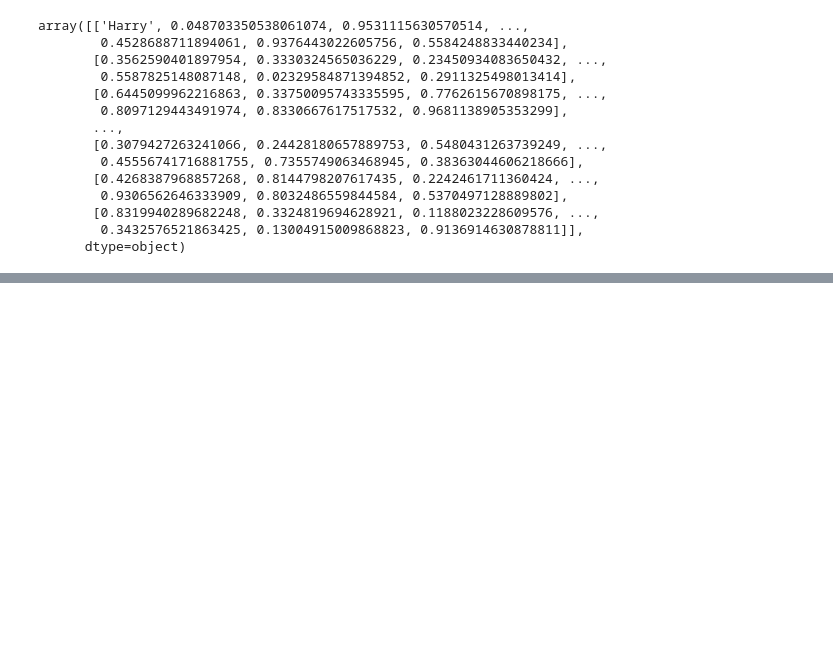
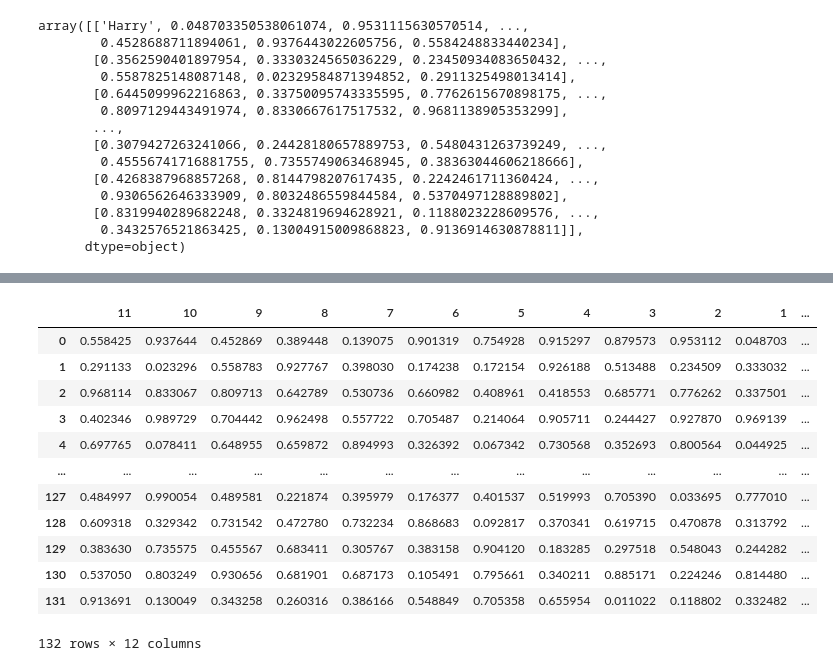
Before and after one commit to Hridayansh018/Pandas, a Jupyter notebook: Tutorial.ipynb, the cells around one changed output, grey strips where cells are left out. Drawn from its saved outputs; the diff is of its cells as text; code cells hidden in the pictures; blank space fills up the shorter version.

```diff
--- a/Tutorial.ipynb
+++ b/Tutorial.ipynb
@@ -194,0 +212,16 @@ array([['Harry', 0.048703350538061074, 0.9531115630570514, ...,
+# %%
+newDF.sort_index(axis=1, ascending=False)
+# %% [output]
+|  | 11 | 10 | 9 | 8 | 7 | 6 | 5 | 4 | 3 | 2 | 1 | ... |
+| 0 | 0.558425 | 0.937644 | 0.452869 | 0.389448 | 0.139075 | 0.901319 | 0.754928 | 0.915297 | 0.879573 | 0.953112 | 0.048703 | ... |
+| 1 | 0.291133 | 0.023296 | 0.558783 | 0.927767 | 0.398030 | 0.174238 | 0.172154 | 0.926188 | 0.513488 | 0.234509 | 0.333032 | ... |
+| 2 | 0.968114 | 0.833067 | 0.809713 | 0.642789 | 0.530736 | 0.660982 | 0.408961 | 0.418553 | 0.685771 | 0.776262 | 0.337501 | ... |
+| 3 | 0.402346 | 0.989729 | 0.704442 | 0.962498 | 0.557722 | 0.705487 | 0.214064 | 0.905711 | 0.244427 | 0.927870 | 0.969139 | ... |
+| 4 | 0.697765 | 0.078411 | 0.648955 | 0.659872 | 0.894993 | 0.326392 | 0.067342 | 0.730568 | 0.352693 | 0.800564 | 0.044925 | ... |
+| ... | ... | ... | ... | ... | ... | ... | ... | ... | ... | ... | ... | ... |
+| 127 | 0.484997 | 0.990054 | 0.489581 | 0.221874 | 0.395979 | 0.176377 | 0.401537 | 0.519993 | 0.705390 | 0.033695 | 0.777010 | ... |
+| 128 | 0.609318 | 0.329342 | 0.731542 | 0.472780 | 0.732234 | 0.868683 | 0.092817 | 0.370341 | 0.619715 | 0.470878 | 0.313792 | ... |
+| 129 | 0.383630 | 0.735575 | 0.455567 | 0.683411 | 0.305767 | 0.383158 | 0.904120 | 0.183285 | 0.297518 | 0.548043 | 0.244282 | ... |
+| 130 | 0.537050 | 0.803249 | 0.930656 | 0.681901 | 0.687173 | 0.105491 | 0.795661 | 0.340211 | 0.885171 | 0.224246 | 0.814480 | ... |
+| 131 | 0.913691 | 0.130049 | 0.343258 | 0.260316 | 0.386166 | 0.548849 | 0.705358 | 0.655954 | 0.011022 | 0.118802 | 0.332482 | ... |
+132 rows × 12 columns
```
Also changed, not shown: parts of 1 cell of this notebook.
